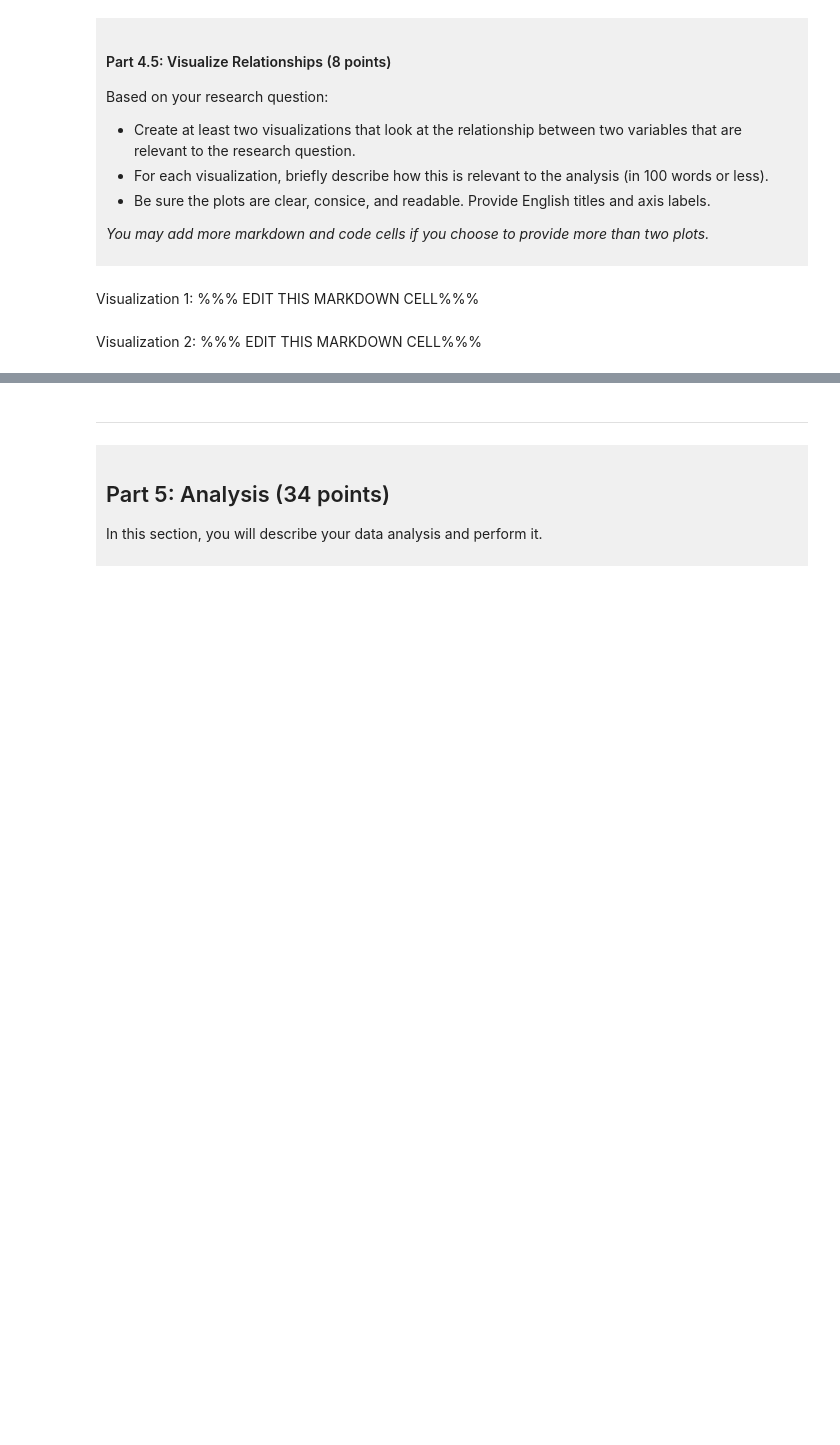
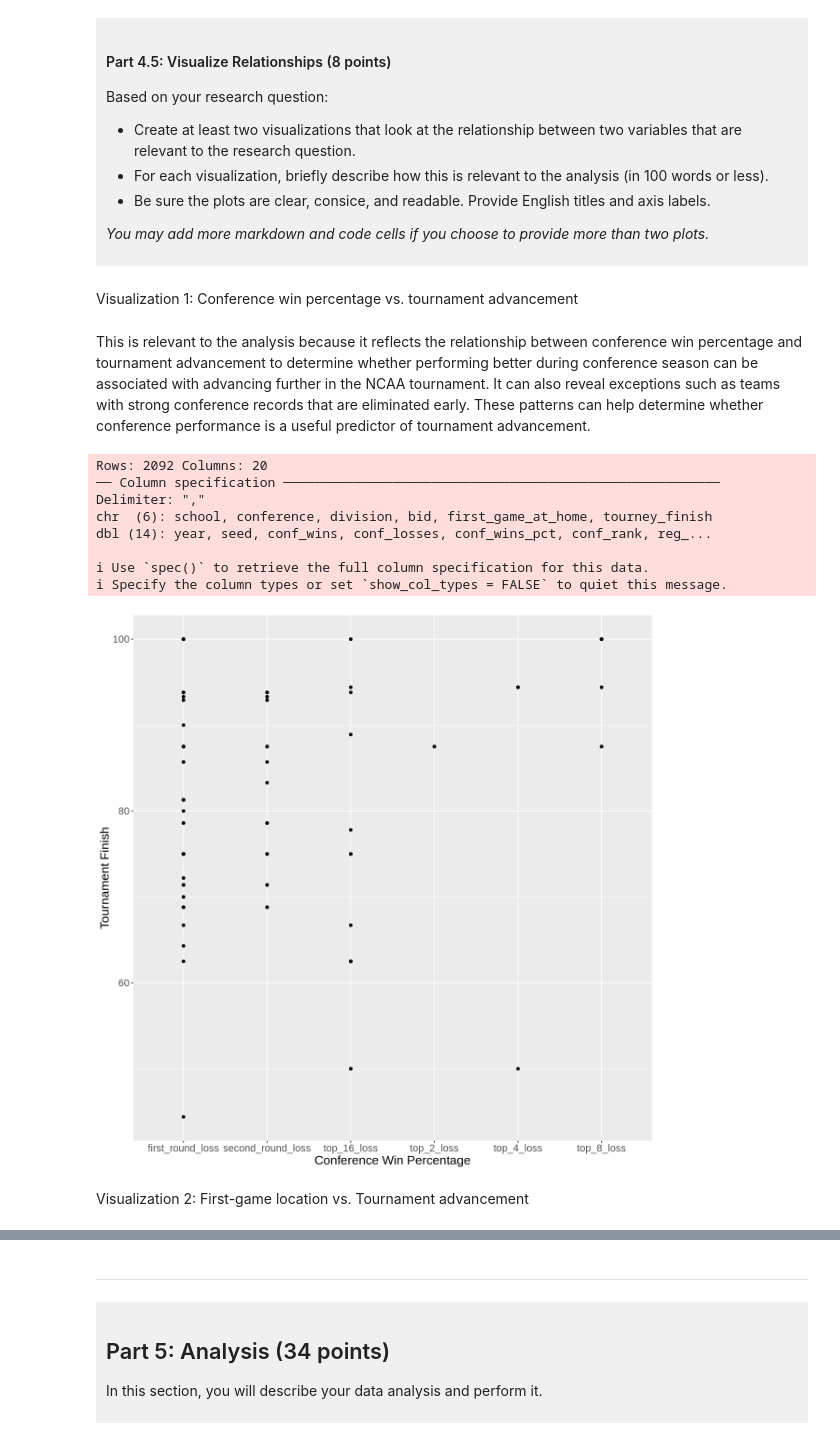
Before and after one commit to ValeriaGJ77/dsci-100-project-Valeria-Gonzalez, a Jupyter notebook: dsci-100-project-notebook.ipynb, the cells around one changed output, grey strips where cells are left out. Drawn from its saved outputs; the diff is of its cells as text; code cells hidden in the pictures; blank space fills up the shorter version.

```diff
--- a/dsci-100-project-notebook.ipynb
+++ b/dsci-100-project-notebook.ipynb
@@ -319,8 +390,30 @@ Based on your research question:
 *You may add more markdown and code cells if you choose to provide more than two plots.*
 </div>
 # %% [markdown]
-Visualization 1: %%% EDIT THIS MARKDOWN CELL%%%
+Visualization 1: Conference win percentage vs. tournament advancement
+# %% [markdown]
+This is relevant to the analysis because it reflects the relationship between conference win percentage and tournament advancement to determine whether performing better during conference season can be associated with advancing further in the NCAA tournament. It can also reveal exceptions such as teams with strong conference records that are eliminated early. These patterns can help determine whether conference performance is a useful predictor of tournament advancement.
 # %%
-### EDIT THIS CODE CELL FOR VISUALIZATION 1###
+options(repr.plot.width = 10, repr.plot.height = 10)
+Womens_data <- read_csv(url)|>
+    drop_na()
+Visualization_1 <- Womens_data |>
+    ggplot(aes(x = tourney_finish, y = conf_wins_pct))+
+    geom_point()+
+    labs(tittle = "Conference Win Percentage and Tournament Advancement",
+         x = "Conference Win Percentage",
+         y = "Tournament Finish")+
+  theme(text = element_text(size=16))
+Visualization_1
+# %% [output]
+Rows: 2092 Columns: 20
+── Column specification ────────────────────────────────────────────────────────
+Delimiter: ","
+chr  (6): school, conference, division, bid, first_game_at_home, tourney_finish
+dbl (14): year, seed, conf_wins, conf_losses, conf_wins_pct, conf_rank, reg_...
+
+ℹ Use `spec()` to retrieve the full column specification for this data.
+ℹ Specify the column types or set `show_col_types = FALSE` to quiet this message.
+[figure, added]
 # %% [markdown]
-Visualization 2: %%% EDIT THIS MARKDOWN CELL%%%
+Visualization 2: First-game location vs. Tournament advancement
```
Also changed, not shown: parts of 8 cells of this notebook.
